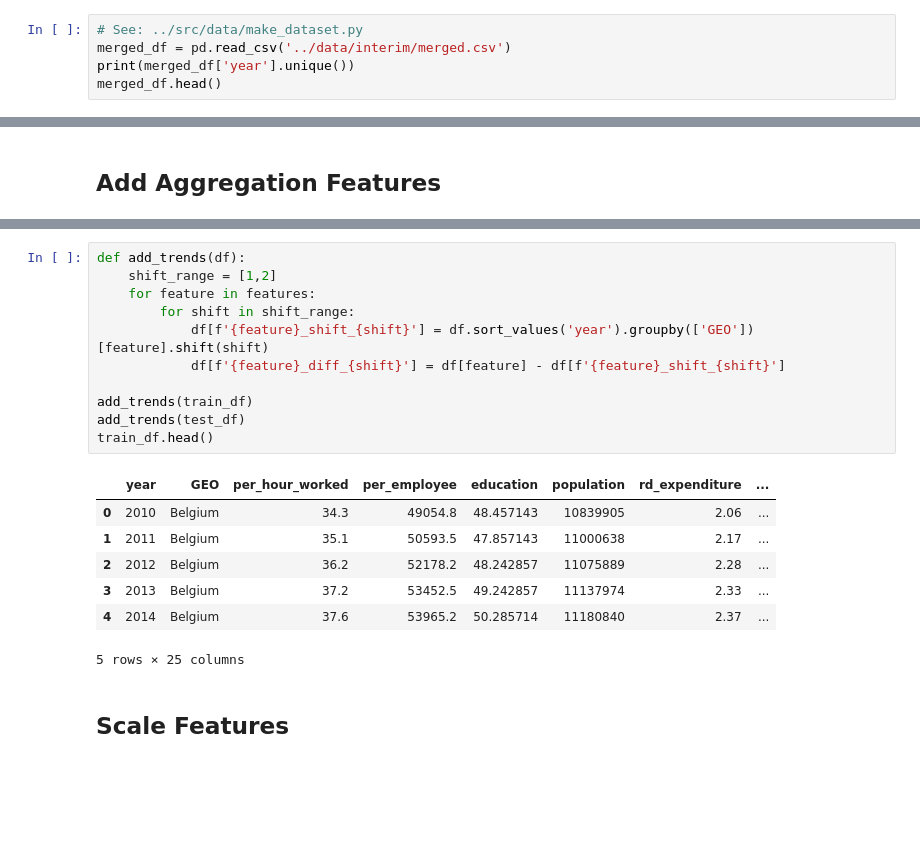
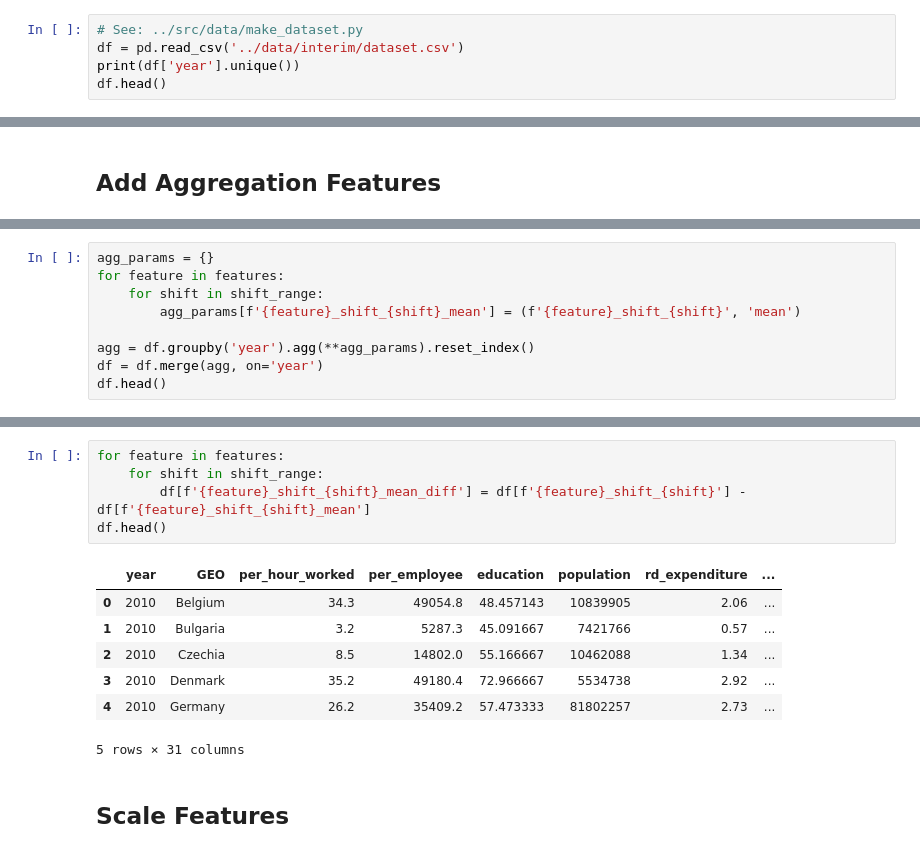
Before and after one commit to ADS-Group-15/eu-productivity-modeling, a Jupyter notebook: notebooks/models.ipynb, the cells around one changed output, grey strips where cells are left out. Drawn from its saved outputs; the diff is of its cells as text; blank space fills up the shorter version.

```diff
--- a/notebooks/models.ipynb
+++ b/notebooks/models.ipynb
@@ -25,9 +25,9 @@ import seaborn as sns
 pd.options.mode.chained_assignment = None
 # %%
 # See: ../src/data/make_dataset.py
-merged_df = pd.read_csv('../data/interim/merged.csv')
-print(merged_df['year'].unique())
-merged_df.head()
+df = pd.read_csv('../data/interim/dataset.csv')
+print(df['year'].unique())
+df.head()
 # %% [output]
 [2010 2011 2012 2013 2014 2015 2016 2017]
 |  | year | GEO | per_hour_worked | per_employee | education | population | rd_expenditure |
@@ -90,0 +68,9 @@ There are several ways to capture trends.
+# %%
+agg_params = {}
+for feature in features:
+    for shift in shift_range:
+        agg_params[f'{feature}_shift_{shift}_mean'] = (f'{feature}_shift_{shift}', 'mean')
+
+agg = df.groupby('year').agg(**agg_params).reset_index()
+df = df.merge(agg, on='year')
+df.head()
@@ -91,22 +85,16 @@ There are several ways to capture trends.
 # %%
-def add_trends(df):
-    shift_range = [1,2]
-    for feature in features:
-        for shift in shift_range:
-            df[f'{feature}_shift_{shift}'] = df.sort_values('year').groupby(['GEO'])[feature].shift(shift)
-            df[f'{feature}_diff_{shift}'] = df[feature] - df[f'{feature}_shift_{shift}']
-
-add_trends(train_df)
-add_trends(test_df)
-train_df.head()
+for feature in features:
+    for shift in shift_range:
+        df[f'{feature}_shift_{shift}_mean_diff'] = df[f'{feature}_shift_{shift}'] - df[f'{feature}_shift_{shift}_mean']
+df.head()
 # %% [output]
 |  | year | GEO | per_hour_worked | per_employee | education | population | rd_expenditure | ... |
 | 0 | 2010 | Belgium | 34.3 | 49054.8 | 48.457143 | 10839905 | 2.06 | ... |
-| 1 | 2011 | Belgium | 35.1 | 50593.5 | 47.857143 | 11000638 | 2.17 | ... |
-| 2 | 2012 | Belgium | 36.2 | 52178.2 | 48.242857 | 11075889 | 2.28 | ... |
-| 3 | 2013 | Belgium | 37.2 | 53452.5 | 49.242857 | 11137974 | 2.33 | ... |
-| 4 | 2014 | Belgium | 37.6 | 53965.2 | 50.285714 | 11180840 | 2.37 | ... |
+| 1 | 2010 | Bulgaria | 3.2 | 5287.3 | 45.091667 | 7421766 | 0.57 | ... |
+| 2 | 2010 | Czechia | 8.5 | 14802.0 | 55.166667 | 10462088 | 1.34 | ... |
+| 3 | 2010 | Denmark | 35.2 | 49180.4 | 72.966667 | 5534738 | 2.92 | ... |
+| 4 | 2010 | Germany | 26.2 | 35409.2 | 57.473333 | 81802257 | 2.73 | ... |
-5 rows × 25 columns
+5 rows × 31 columns
 # %% [markdown]
 ## Scale Features
 # %%
```
Also changed, not shown: parts of 19 cells of this notebook, 5 other files.
